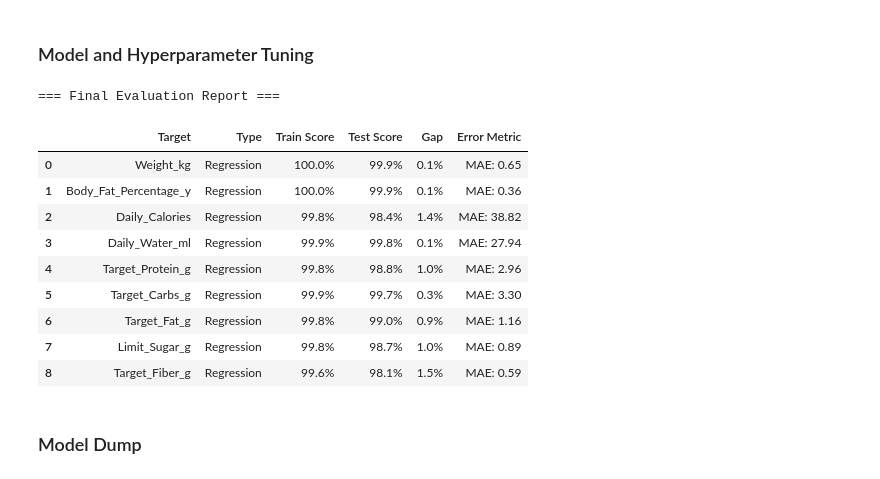
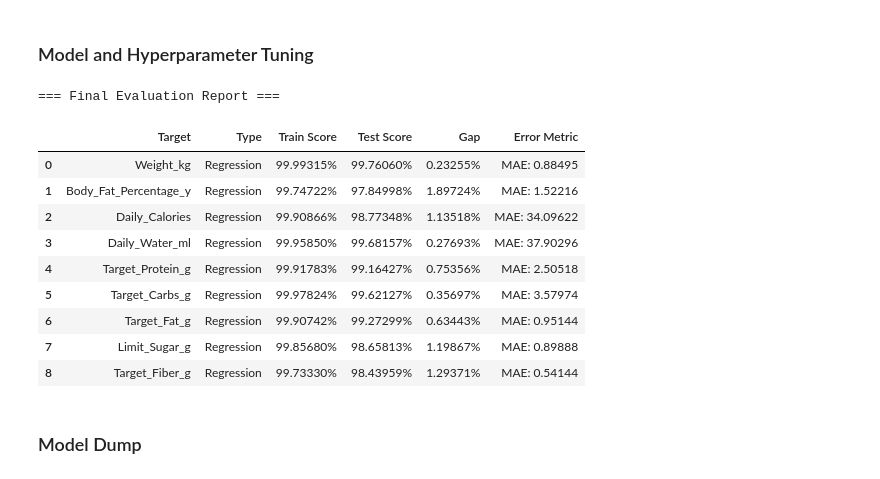
Before and after one commit to crisvito/viktorifit-ml, a Jupyter notebook: notebooks/models/modeling_dataset_progress.ipynb, the cells around one changed output. Saved outputs shown, nothing was run; the diff lists cells and outputs as text; code cells hidden in the pictures.

```diff
--- a/notebooks/models/modeling_dataset_progress.ipynb
+++ b/notebooks/models/modeling_dataset_progress.ipynb
@@ -257,11 +459,10 @@ features = [
     # User Profile
     'Age', 'Gender_Encoded', 'Height_cm',
     'Initial_Weight_kg',
-    'Initial_BMI',
     'BMI_Category_x_Encoded',
 
     # User Body Composition
-    'Body_Fat_Category', 'Body_Fat_Percentage_x',
+    'Body_Fat_Category',
 
     # User Lifestyle & Goals
     'Goal_Encoded', 'Workout_Frequency', 'Average_Duration_Minutes', 'level_Encoded',
@@ -312,49 +513,49 @@ for t in targets_num:
     y_test = df_test[t]
 
     # Initialize Model
-    xgb_model = xgb.XGBRegressor(objective='reg:squarederror', random_state=42, n_jobs=-1)
+    xgb_model = xgb.XGBRegressor(objective='reg:squarederror', random_state=SEED, n_jobs=-1)
 
     # Hyperparameter Tuning
     # Tries 10 random combinations of settings to find the best one
-    search = RandomizedSearchCV(xgb_model, xgb_reg_params, n_iter=10, cv=3, scoring='r2', verbose=0, random_state=42)
+    search = RandomizedSearchCV(xgb_model, xgb_reg_params, n_iter=10, cv=3, scoring='r2', verbose=0, random_state=SEED)
     search.fit(X_train, y_train)
     best_model = search.best_estimator_
 
     # Evaluate
     train_score = best_model.score(X_train, y_train) # R2 Score (0.0 to 1.0)
     test_score = best_model.score(X_test, y_test)
     test_mae = mean_absolute_error(y_test, best_model.predict(X_test))
 
     # Save & Log
     models[t] = {'model': best_model, 'type': 'numeric'}
 
     evaluation_report.append({
         'Target': t,
         'Type': 'Regression',
-        'Train Score': f"{train_score*100:.1f}%",
-        'Test Score': f"{test_score*100:.1f}%",
-        'Gap': f"{(train_score-test_score)*100:.1f}%",
-        'Error Metric': f"MAE: {test_mae:.2f}"
+        'Train Score': f"{train_score*100:.5f}%",
+        'Test Score': f"{test_score*100:.5f}%",
+        'Gap': f"{(train_score-test_score)*100:.5f}%",
+        'Error Metric': f"MAE: {test_mae:.5f}"
     })
 
 # Creating evaluation for each target
 results_df = pd.DataFrame(evaluation_report)
 results_df = results_df[['Target', 'Type', 'Train Score', 'Test Score', 'Gap', 'Error Metric']]
 
 print("\n=== Final Evaluation Report ===")
 results_df
 # %% [output]
 === Final Evaluation Report ===
 |  | Target | Type | Train Score | Test Score | Gap | Error Metric |
-| 0 | Weight_kg | Regression | 100.0% | 99.9% | 0.1% | MAE: 0.65 |
-| 1 | Body_Fat_Percentage_y | Regression | 100.0% | 99.9% | 0.1% | MAE: 0.36 |
-| 2 | Daily_Calories | Regression | 99.8% | 98.4% | 1.4% | MAE: 38.82 |
-| 3 | Daily_Water_ml | Regression | 99.9% | 99.8% | 0.1% | MAE: 27.94 |
-| 4 | Target_Protein_g | Regression | 99.8% | 98.8% | 1.0% | MAE: 2.96 |
-| 5 | Target_Carbs_g | Regression | 99.9% | 99.7% | 0.3% | MAE: 3.30 |
-| 6 | Target_Fat_g | Regression | 99.8% | 99.0% | 0.9% | MAE: 1.16 |
-| 7 | Limit_Sugar_g | Regression | 99.8% | 98.7% | 1.0% | MAE: 0.89 |
-| 8 | Target_Fiber_g | Regression | 99.6% | 98.1% | 1.5% | MAE: 0.59 |
+| 0 | Weight_kg | Regression | 99.99315% | 99.76060% | 0.23255% | MAE: 0.88495 |
+| 1 | Body_Fat_Percentage_y | Regression | 99.74722% | 97.84998% | 1.89724% | MAE: 1.52216 |
+| 2 | Daily_Calories | Regression | 99.90866% | 98.77348% | 1.13518% | MAE: 34.09622 |
+| 3 | Daily_Water_ml | Regression | 99.95850% | 99.68157% | 0.27693% | MAE: 37.90296 |
+| 4 | Target_Protein_g | Regression | 99.91783% | 99.16427% | 0.75356% | MAE: 2.50518 |
+| 5 | Target_Carbs_g | Regression | 99.97824% | 99.62127% | 0.35697% | MAE: 3.57974 |
+| 6 | Target_Fat_g | Regression | 99.90742% | 99.27299% | 0.63443% | MAE: 0.95144 |
+| 7 | Limit_Sugar_g | Regression | 99.85680% | 98.65813% | 1.19867% | MAE: 0.89888 |
+| 8 | Target_Fiber_g | Regression | 99.73330% | 98.43959% | 1.29371% | MAE: 0.54144 |
 # %% [markdown]
 ### Model Dump
 # %%
```
Also changed, not shown: parts of 4 cells of this notebook, 5 other files.
